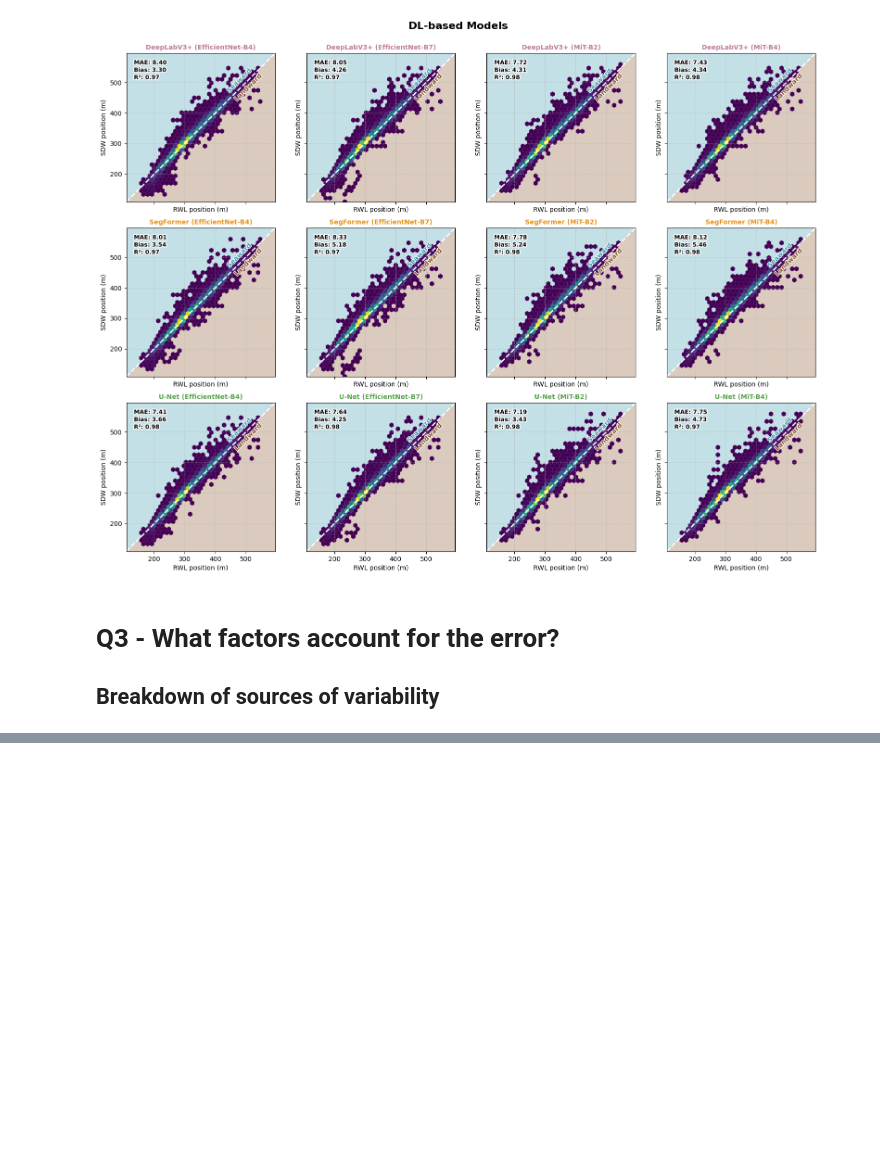
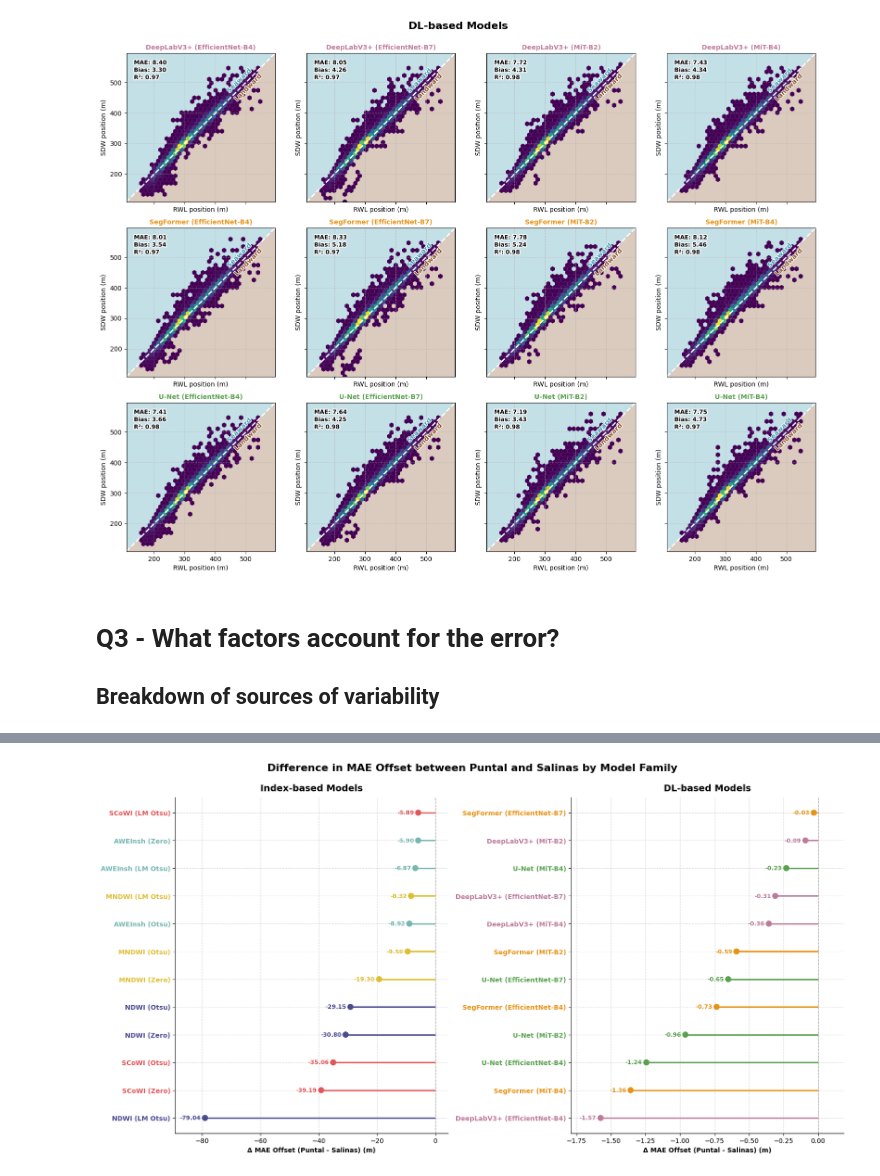
Before and after one commit to AlbertGallegoJimenez/sentinel2-coastline-benchmarking, a Jupyter notebook: notebooks/evaluate_offsets.ipynb, the cells around one changed output, grey strips where cells are left out. Saved outputs shown, nothing was run; the diff lists cells and outputs as text; code cells hidden in the pictures; blank space fills up the shorter version.

```diff
--- a/notebooks/evaluate_offsets.ipynb
+++ b/notebooks/evaluate_offsets.ipynb
@@ -180,7 +180,7 @@ from sklearn.metrics import median_absolute_error, mean_absolute_error, mean_squ
 from scipy.stats import pearsonr
 
 # Perform the calculation of interest metrics for each model and study area
-metrics = ["MAD", "MAE", "Bias", "RMSE", "R²"]
+metrics = ["MAD", "IQR", "MAE", "Bias", "RMSE", "R²"]
 
 def calculate_metrics(off_df):
     study_metrics = []
@@ -193,6 +193,7 @@ def calculate_metrics(off_df):
         pred_values = model_data["distance_from_base"].values
 
         mad = median_absolute_error(true_values, pred_values)
+        iqr = np.percentile(pred_values - true_values, 75) - np.percentile(pred_values - true_values, 25)
         mae = mean_absolute_error(true_values, pred_values)
         bias = np.mean(pred_values - true_values)
         rmse = np.sqrt(mean_squared_error(true_values, pred_values))
@@ -202,6 +203,7 @@ def calculate_metrics(off_df):
         study_metrics.append({
             "model_name": model_name,
             "MAD": mad,
+            "IQR": iqr,
             "MAE": mae,
             "Bias": bias,
             "RMSE": rmse,
@@ -218,6 +220,10 @@ overall_index_metrics = calculate_metrics(pd.concat([off_puntal_index, off_salin
 puntal_dl_metrics = calculate_metrics(off_puntal_dl)
 salinas_dl_metrics = calculate_metrics(off_salinas_dl)
 overall_dl_metrics = calculate_metrics(pd.concat([off_puntal_dl, off_salinas_dl], ignore_index=True))
+
+# Append metrics by Study Area as well
+salinas_metrics = pd.concat([salinas_index_metrics, salinas_dl_metrics], ignore_index=True)
+puntal_metrics = pd.concat([puntal_index_metrics, puntal_dl_metrics], ignore_index=True)
 # %%
 import matplotlib.pyplot as plt
 import seaborn as sns
@@ -826,0 +948,83 @@ plt.show()
+# %%
+# Creamos la figura con 2 subplots (1 fila, 2 columnas)
+fig, axes = plt.subplots(1, 2, figsize=(16, 8), constrained_layout=True)
+
+# Agrupamos los datasets y títulos para iterar sobre ellos
+datasets = [
+    (overall_df_index, "Index-based Models", axes[0]),
+    (overall_df_dl, "DL-based Models", axes[1])
+]
+
+for df, title, ax in datasets:
+    # 1. Preparación de los datos
+    # Calculamos la media de los offsets para cada Área de Estudio y modelo
+    mean_offsets = (
+        df.groupby(['model_name', 'Study Area'])['offset'].mean().reset_index()
+        .pivot(index='model_name', columns='Study Area', values='offset')
+    )
+
+    # Calculamos el Δ (Puntal - Salinas)
+    mean_offsets['Delta'] = mean_offsets['Puntal'] - mean_offsets['Salinas']
+
+    # Ordenamos por el valor absoluto del Δ para poner las mayores diferencias primero
+    mean_offsets = mean_offsets.reindex(mean_offsets['Delta'].abs().sort_values(ascending=True).index)
+
+    # 2. Paleta de colores
+    # Extraemos los colores para cada modelo ordenado usando tu diccionario model_colors
+    colors = [model_colors.get(str(name).split()[0], "black") for name in mean_offsets.index]
+
+    # 3. Dibujamos el Lollipop Chart
+    # Líneas horizontales
+    ax.hlines(y=mean_offsets.index, xmin=0, xmax=mean_offsets['Delta'], color=colors, linewidth=2)
+    # Puntos en los extremos
+    ax.scatter(mean_offsets["Delta"], mean_offsets.index, s=70, color=colors, zorder=3)
+
+    # Añadimos una línea vertical en el 0 para referencia visual
+    ax.axvline(0, color='gray', linestyle='--', linewidth=1, zorder=1, alpha=0.7)
+
+    # 4. Añadimos las etiquetas de texto a izquierda o derecha
+    # Calculamos un pequeño margen ('pad') dinámico basado en el rango de los datos (eje X)
+    x_range = mean_offsets['Delta'].max() - mean_offsets['Delta'].min()
+    pad = x_range * 0.02
+
+    for y_pos, model_name in enumerate(mean_offsets.index):
+        delta_val = mean_offsets.loc[model_name, 'Delta']
+        color = model_colors.get(str(model_name).split()[0], "black")
+
+        # Lógica de posición según el signo del valor
+        if delta_val < 0:
+            ha = 'right'
+            text_x = delta_val - pad
+        else:
+            ha = 'left'
+            text_x = delta_val + pad
+
+        ax.text(
+            text_x, y_pos,
+            f"{delta_val:.2f}",
+            va='center', ha=ha,
+            fontsize=9,
+            color=color,          # El texto toma el mismo color que su modelo
+            fontweight='bold',
+            zorder=4
+        )
+
+    # 5. Formato de los ejes y textos
+    ax.set_xlim(mean_offsets['Delta'].min() - pad*7, mean_offsets['Delta'].max() + pad*7)  # Añadimos espacio extra a los lados
+    ax.set_xlabel('Δ MAE Offset (Puntal - Salinas) (m)', fontweight='bold')
+    ax.set_title(title, fontsize=14, fontweight='bold', pad=10)
+
+    # Invertimos el eje Y para que los modelos con mayor Δ queden arriba
+    ax.invert_yaxis()
+
+    # Coloreamos las etiquetas del eje Y
+    for tick_label in ax.get_yticklabels():
+        model_name = tick_label.get_text()
+        tick_label.set_color(model_colors.get(str(model_name).split()[0], "black"))
+        tick_label.set_fontweight('bold')
+
+fig.suptitle('Difference in MAE Offset between Puntal and Salinas by Model Family', fontsize=16, fontweight='bold', y=1.05)
+sns.despine()
+plt.show()
+# %% [output]
+[figure, added]
```
Also changed, not shown: parts of 7 cells of this notebook.
